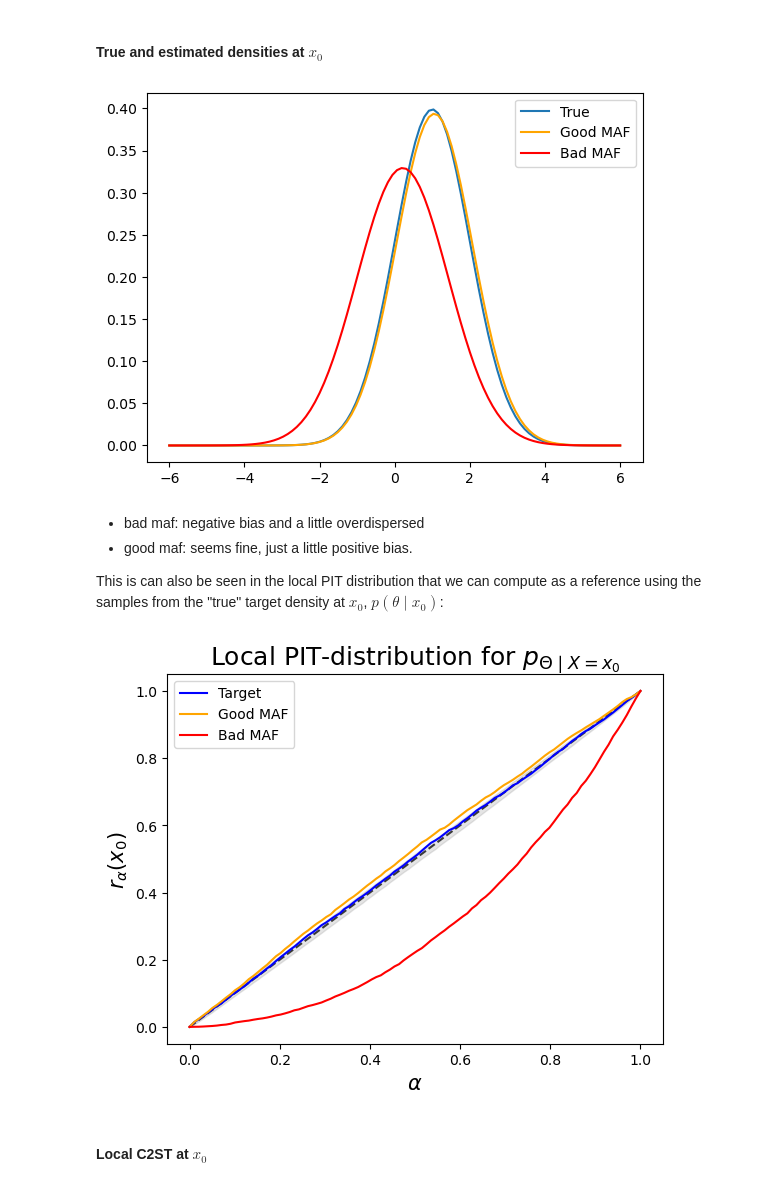
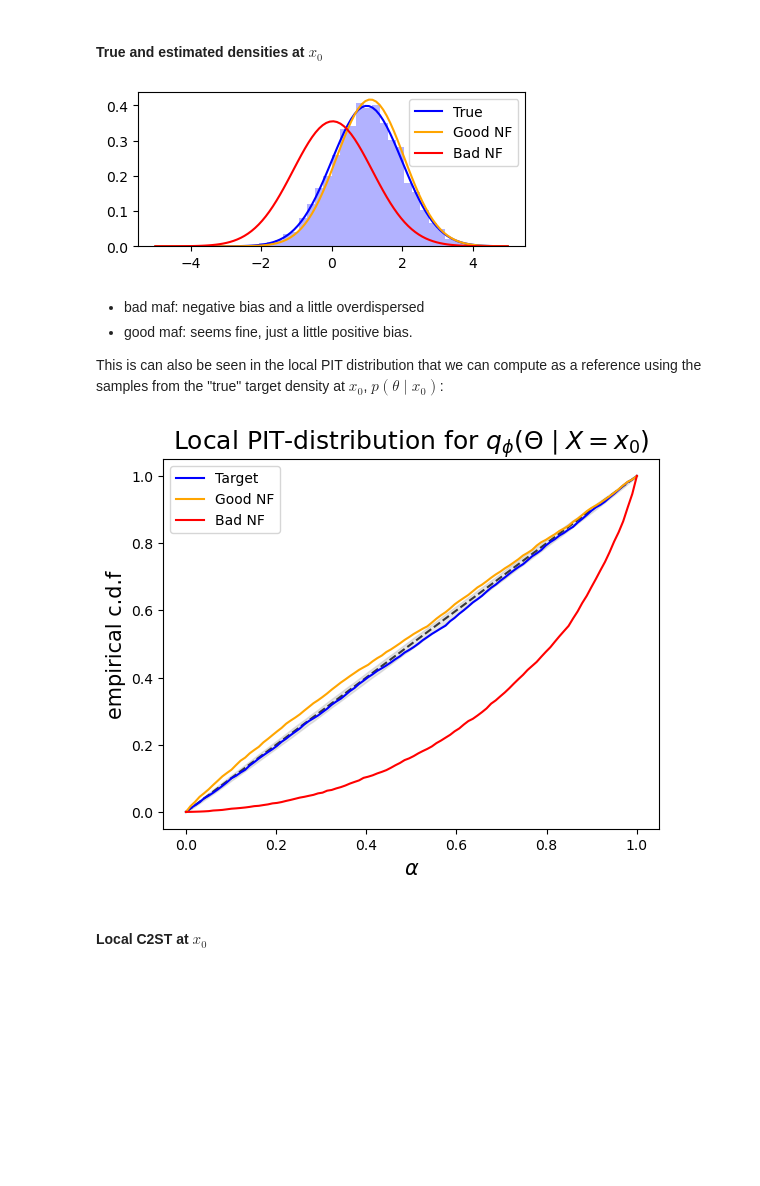
Before and after one commit to JuliaLinhart/valDiags_flows, a Jupyter notebook: notebooks/Local_C2ST_example_1D_lampe.ipynb, the cells around one changed output. Saved outputs shown, nothing was run; the diff lists cells and outputs as text; code cells hidden in the pictures; blank space fills up the shorter version.

```diff
--- a/notebooks/Local_C2ST_example_1D_lampe.ipynb
+++ b/notebooks/Local_C2ST_example_1D_lampe.ipynb
@@ -247,23 +256,30 @@ We evaluate the true target density and the trained estimators in $x_0 = [0,1]$.
 # %%
 # Samples from the conditional distribution Theta|X=x_0
 from scipy.stats import norm
 
 x_0 = torch.FloatTensor([[0, 1]])
 
-samples_theta_x = torch.FloatTensor(
+samples_theta_x_0 = torch.FloatTensor(
     [data_gen.sample_theta(x_0) for i in range(len(x_cal))]
 ).reshape(-1, 1)
 
+dist_theta_x_0 = norm(loc=1,scale=1)
+
 # Plot PDF of trained flows evaluated in x_0
 flows = {"Good MAF": (maf_good.flow, x_0, "orange"), "Bad MAF": (maf_bad.flow, x_0[:, 0], "red")}
-grid = torch.linspace(-6,6,100).reshape(-1,1)
-plt.plot(grid.numpy(), norm(loc=1,scale=1).pdf(grid.numpy()), label='True')
-plt.plot(grid.numpy(), maf_good.flow(x_0).log_prob(grid).detach().exp(), color='orange', label='Good MAF')
-plt.plot(grid.numpy(), maf_bad.flow(first_dim_only(x_0)).log_prob(grid).detach().exp(), color='red', label='Bad MAF')
+grid = torch.linspace(-5,5,100).reshape(-1,1)
+plt.figure(figsize=(5,2))
+plt.plot(grid.numpy(), dist_theta_x_0.pdf(grid.numpy()), label='True', color='blue')
+plt.hist(samples_theta_x_0.numpy(), bins=30, density=True, color='blue', alpha=0.3)
+plt.plot(grid.numpy(), maf_good.flow(x_0).log_prob(grid).detach().exp(), color='orange', label='Good NF')
+plt.plot(grid.numpy(), maf_bad.flow(first_dim_only(x_0)).log_prob(grid).detach().exp(), color='red', label='Bad NF')
 plt.legend()
+# plt.xlabel(r'$\theta$')
+# plt.ylabel(r'$p(\theta \mid x_0)$')
+# plt.title(r"p.d.f. at $x_0 = (0,1)$")
 plt.show()
 # %% [output]
-[figure, old version]
+[figure, new version]
 # %% [markdown]
 - bad maf: negative bias and a little overdispersed
 - good maf: seems fine, just a little positive bias.
@@ -273,12 +289,12 @@ This is can also be seen in the local PIT distribution that we can compute as a
 # Local PIT-distribution on samples Theta_{0,i} ~ Theta|X=x_0
 
 # Compute PIT-values [PIT(Theta_{0,i}, X=x_0, p_true/good/bad) = F_{true/good/bad|x_0}(Theta_{0,i})]
-true_local_pit_values = data_gen.true_pit_values(samples_theta_x, x_0, local=True)
+true_local_pit_values = data_gen.true_pit_values(samples_theta_x_0, x_0, local=True)
 flow_local_pit_values_good = cde_pit_values_zuko(
-    samples_theta_x, x_0.repeat(5000,1), flow=maf_good.flow,
+    samples_theta_x_0, x_0.repeat(5000,1), flow=maf_good.flow,
 )
 flow_local_pit_values_bad = cde_pit_values_zuko(
-    samples_theta_x, first_dim_only(x_0.repeat(5000,1)), flow=maf_bad.flow,
+    samples_theta_x_0, first_dim_only(x_0.repeat(5000,1)), flow=maf_bad.flow,
 )
 
 # PP-plot of the local distribution
@@ -291,12 +307,13 @@ PP_plot_1D(
     ],
     alphas=alphas,
     colors=["blue", "orange", "red"],
-    labels=["Target", "Good MAF", "Bad MAF"],
-    title=r"Local PIT-distribution for $p_{\Theta \mid X=x_0}$",
+    labels=["Target", "Good NF", "Bad NF"],
+    title=r"Local PIT-distribution for $q_{\phi}({\Theta \mid X=x_0)}$",
     confidence_int=True,
+    ylabel="empirical c.d.f"
 )
 # %% [output]
-[figure, old version]
+[figure, new version]
 # %% [markdown]
 #### Local C2ST at $x_0$
 # %% [markdown]
```
Also changed, not shown: parts of 48 cells of this notebook, 2 other files.
